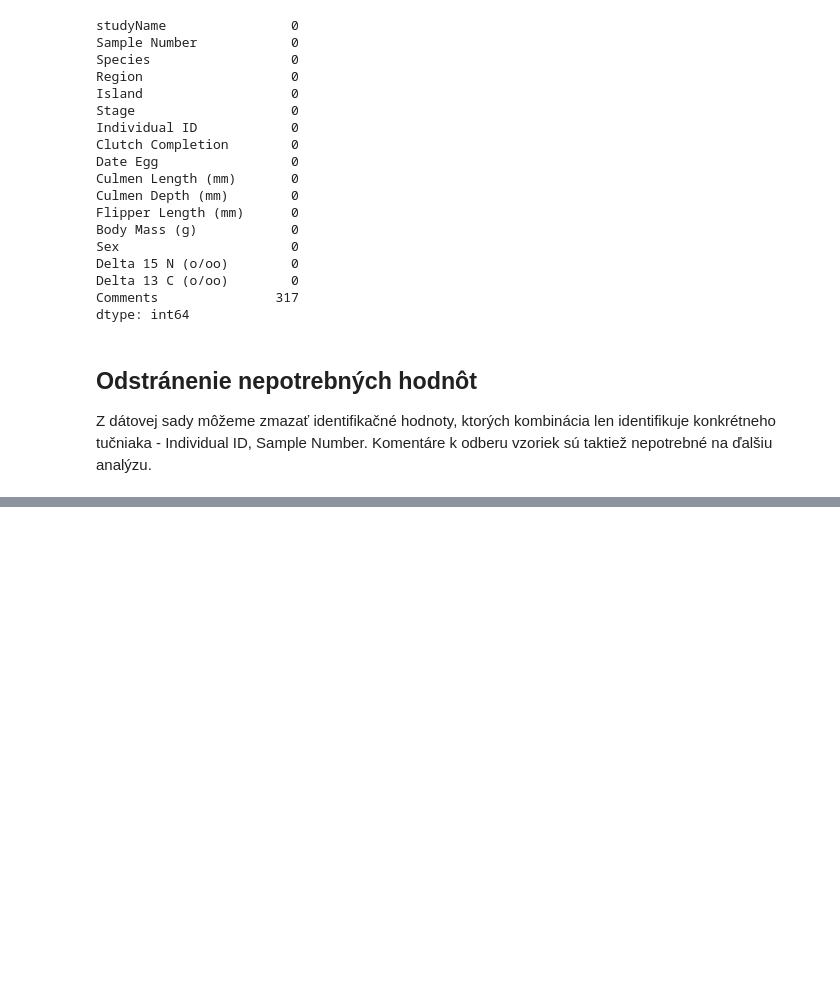
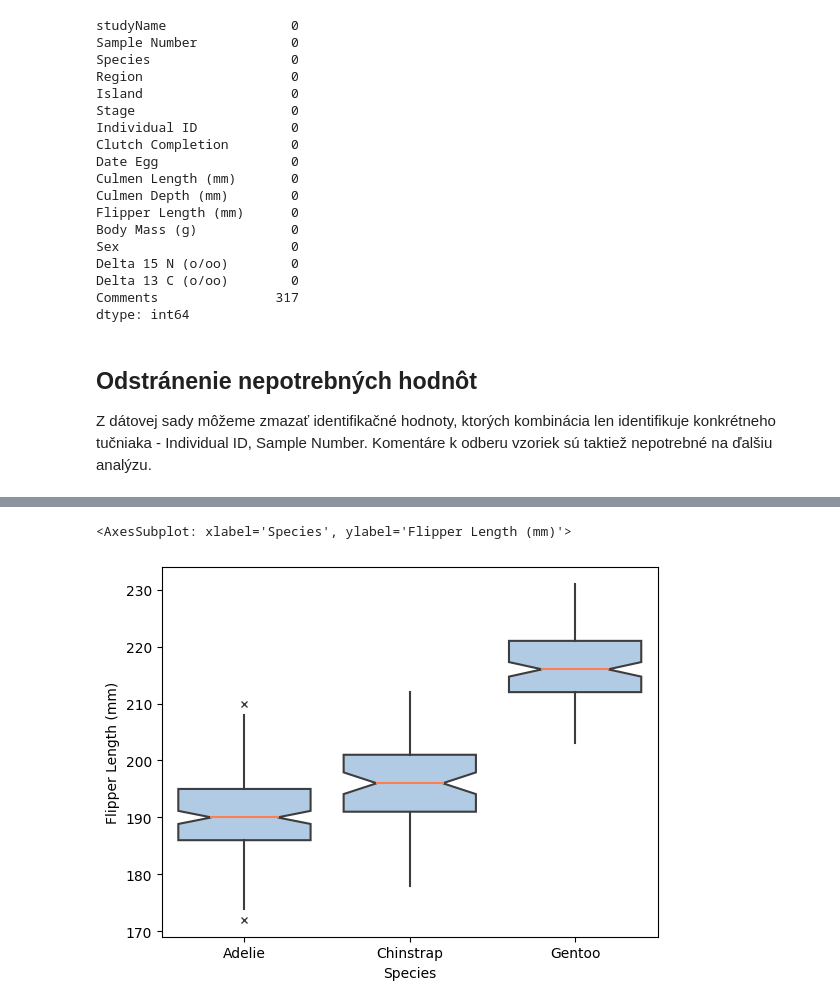
Before and after one commit to CorgoShip/UPA_Proj2, a Jupyter notebook: tucnaci.ipynb, the cells around one changed output, grey strips where cells are left out. Drawn from its saved outputs; the diff is of its cells as text; code cells hidden in the pictures; blank space fills up the shorter version.

```diff
--- a/tucnaci.ipynb
+++ b/tucnaci.ipynb
@@ -93,0 +107,17 @@ df.drop(['Individual ID', "Sample Number", "Comments"], axis = 1, inplace=True,
+# %%
+df = df.replace({"Adelie Penguin (Pygoscelis adeliae)"	: "Adelie", "Gentoo penguin (Pygoscelis papua)": "Gentoo", "Chinstrap penguin (Pygoscelis antarctica)" : "Chinstrap"})
+# %%
+# fig, (ax1, ax2, ax3, ax4) = plt.subplots(4, figsize=(15, 20), sharex=True)
+
+# sns.barplot(y=df1, x=df2, ax=ax1, color="red")
+sns.boxplot(
+    data=df, x="Species", y="Flipper Length (mm)",
+    notch=True, showcaps=False,
+    flierprops={"marker": "x"},
+    boxprops={"facecolor": (.4, .6, .8, .5)},
+    medianprops={"color": "coral"},
+)
+# sns.boxplot(data=df3, width=0.5,fliersize=5)
+# %% [output]
+<AxesSubplot: xlabel='Species', ylabel='Flipper Length (mm)'>
+[figure, added]
```
Also changed, not shown: parts of 6 cells of this notebook, 2 other files.
